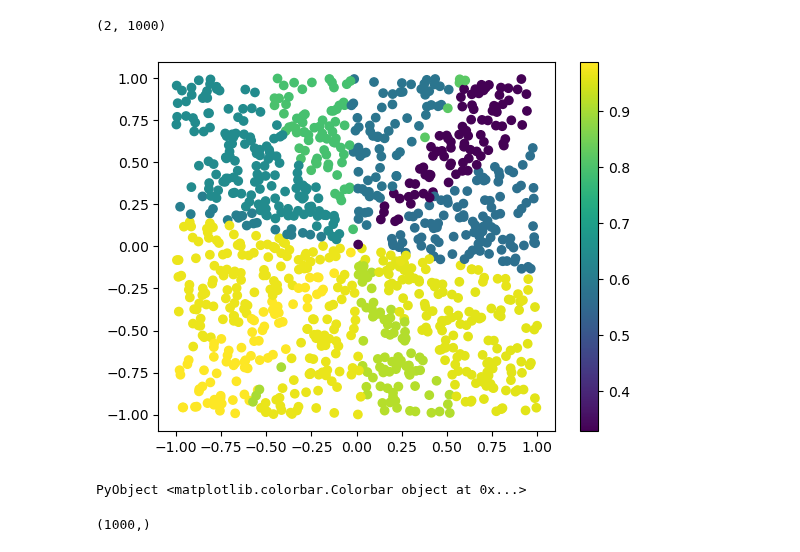
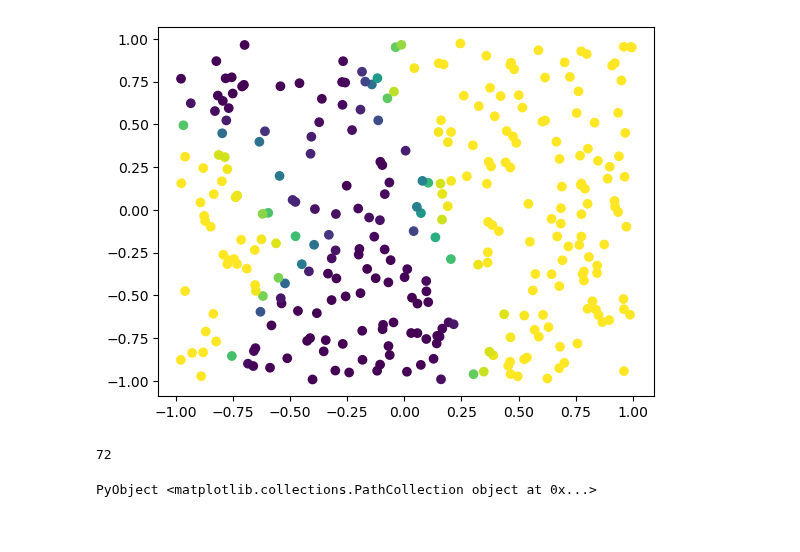
Before and after one commit to jberezow/RJMCMC, a Jupyter notebook: Thesis-Interpolation.ipynb, the cells around one changed output. Cells and saved outputs as stored; diff of their text form; code cells hidden in the pictures.

```diff
--- a/Thesis-Interpolation.ipynb
+++ b/Thesis-Interpolation.ipynb
@@ -25,23 +45,3 @@ k = k_real;
-# %%
-#Functions
-function plot_data(data,scores,alpha=1.0)
-    PyPlot.scatter(data[:,1],data[:,2],c=scores)
-    PyPlot.colorbar()
-end
-
-function plot_contour(data, scores, alpha=1.0)
-    PyPlot.contour(data[:,1],data[:,2],c=scores)
-end
-
-function sample_data(x, y, n=N)
-    perm = randperm(length(x[1,:]))[1:n]
-    x_new1 = [x[1,perm[i]] for i=1:n]
-    x_new2 = [x[2,perm[i]] for i=1:n]
-    x_new = hcat(x_new1,x_new2)
-    return x_new, y[perm]
-end
-
-mₖ(k) = k*4 + 1;
 # %%
 #Generative Interpolator Network
 
@@ -107,42 +106,27 @@ end;
 end;
-# %%
-print(size(x))
-# %% [output]
-(2, 1000)
 # %%
 #Generate Network Parameters and Corresponding Curve
 obs = choicemap()::ChoiceMap
 x_raw = rand(Uniform(-bound,bound),(N,2))
 x = transpose(x_raw)
 data = x
 data_raw = x_raw
 
 (trace,) = generate(generator, (x, k_real), obs)
 
 Wₕ = trace[:Wₕ]
 Wₒ = trace[:Wₒ]
 bₕ = trace[:bₕ]
 bₒ = trace[:bₒ]
 
-y_real = Flux.σ.(G(x.*100000,Wₕ,bₕ,Wₒ,bₒ,k_real)[1,:])
+#y_real = Flux.σ.(G(x.*100000,Wₕ,bₕ,Wₒ,bₒ,k_real)[1,:])
+y_real = Flux.σ.(G(x,Wₕ,bₕ,Wₒ,bₒ,k_real)[1,:])
 #print(y_real)
 
 y_fake = rand(Uniform(0,1),(N))
 #y_real = y_fake
 plot_data(x_raw,y_real)
 # %% [output]
-[figure, old version]
+[figure, new version]
-PyObject <matplotlib.colorbar.Colorbar object at 0x...>
+72
+PyObject <matplotlib.collections.PathCollection object at 0x...>
-# %%
-#Try Sampling the Data
-x1_grid = range(0,stop=1,length=1000)
-x2_grid = range(0,stop=1, length=1000)
-data_grid = x1_grid .* x2_grid
-#data_grid = reshape(data_grid, :, 2)
-println(size(data_grid))
-#println(data_grid)
-#PyPlot.plot(data_grid[:,1],data_grid[:,2])
-#plot_contour(x,y_samp)
-#y_grid = Flux.σ.(G(data_grid.*100000,Wₕ,bₕ,Wₒ,bₒ,k_real)[1,:])
-# %% [output]
-(1000,)
```
Also changed, not shown: parts of 20 cells of this notebook.
